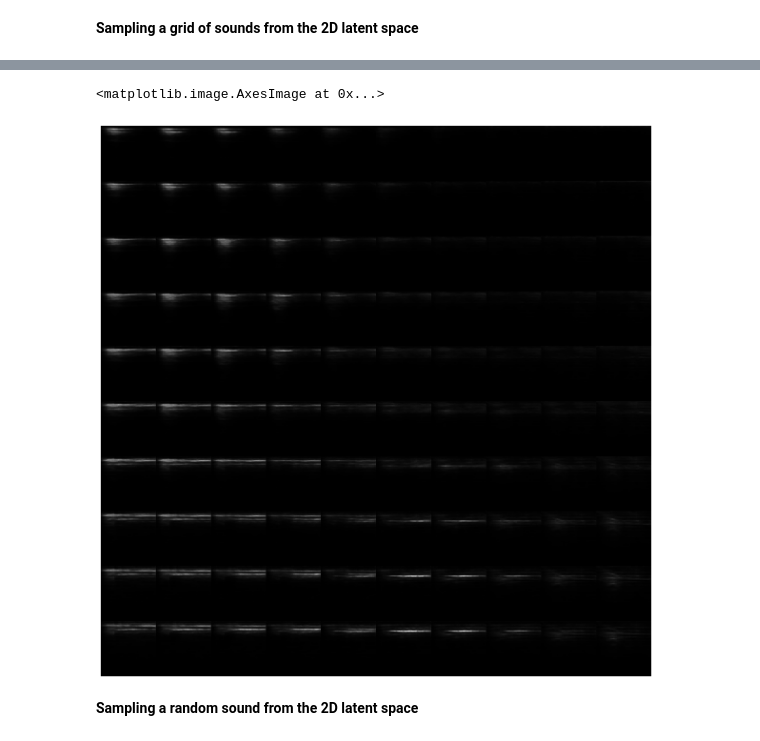
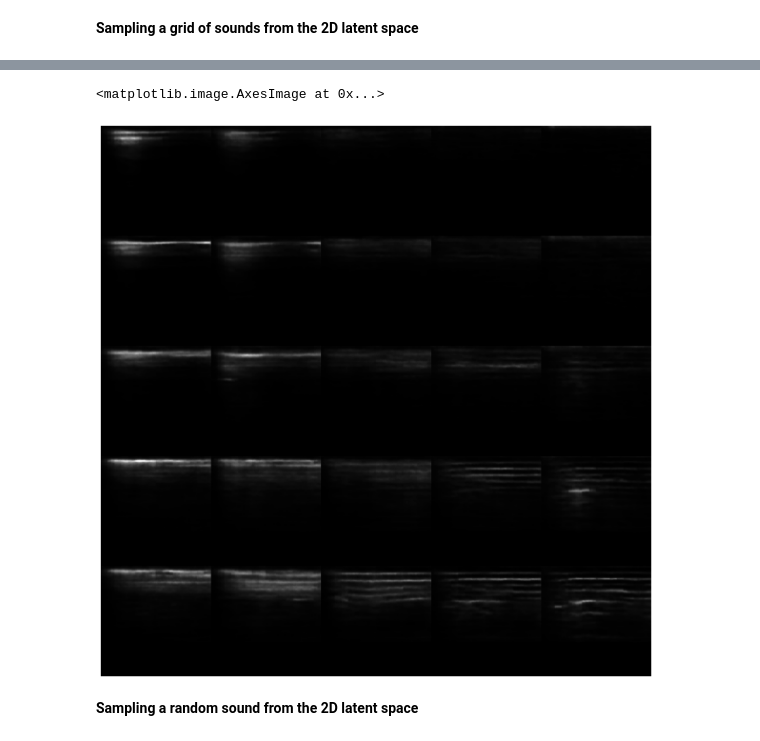
Before and after one commit to kumj2028/CSEN-5350-Application-of-Neural-Networks, a Jupyter notebook: project/project.ipynb, the cells around one changed output, grey strips where cells are left out. Cells and saved outputs as stored; diff of their text form; code cells hidden in the pictures.

```diff
--- a/project/project.ipynb
+++ b/project/project.ipynb
@@ -22,7 +22,7 @@ x = layers.Conv2D(32, 3, activation="relu", strides=2, padding="same")(x)
 x = layers.Conv2D(32, 3, activation="relu", strides=2, padding="same")(x)
 x = layers.Conv2D(64, 3, activation="relu", strides=2, padding="same")(x)
 x = layers.Flatten()(x)
-x = layers.Dense(16, activation="relu")(x)
+x = layers.Dense(32, activation="relu")(x)
 z_mean = layers.Dense(latent_dim, name="z_mean")(x)
 z_log_var = layers.Dense(latent_dim, name="z_log_var")(x)
 encoder = keras.Model(encoder_inputs, [z_mean, z_log_var], name="encoder")
@@ -76,8 +76,8 @@ class Sampler(layers.Layer):
 **VAE decoder network, mapping latent space points to images**
 # %%
 latent_inputs = keras.Input(shape=(latent_dim,))
-x = layers.Dense(4 * 4 * 16, activation="relu")(latent_inputs)
-x = layers.Reshape((4, 4, 16))(x)
+x = layers.Dense(4 * 4 * 32, activation="relu")(latent_inputs)
+x = layers.Reshape((4, 4, 32))(x)
 x = layers.Conv2DTranspose(64, 3, activation="relu", strides=2, padding="same")(x)
 x = layers.Conv2DTranspose(32, 3, activation="relu", strides=2, padding="same")(x)
 x = layers.Conv2DTranspose(32, 3, activation="relu", strides=2, padding="same")(x)
@@ -231,9 +268,11 @@ for sound in os.listdir(SOUND_FILES):
 # %%
 stft_data = np.array(stft_data)
 print(stft_data.shape)
-stft_max = np.max(np.abs(stft_data))
+stft_min = np.min(stft_data)
+stft_max = np.max(stft_data)
 print(stft_max)
-stft_data = np.expand_dims(stft_data, -1).astype("float32") / stft_max
+stft_data = np.expand_dims(stft_data, -1).astype("float32")
+stft_data = (stft_data-stft_min)/(stft_max-stft_min)
 print(stft_data.shape)
 np.random.shuffle(stft_data)
 # %% [output]
@@ -277,7 +316,7 @@ Epoch 1000/1000
 # %%
 import matplotlib.pyplot as plt
 
-n = 10
+n = 5
 digit_size = 128
 figure = np.zeros((digit_size * n, digit_size * n))
 
@@ -327,5 +366,5 @@ plt.imshow(figure, cmap="Greys_r")
 <matplotlib.image.AxesImage at 0x...>
-[figure, old version]
+[figure, new version]
 # %% [markdown]
 **Sampling a random sound from the 2D latent space**
 # %%
```
Also changed, not shown: parts of 14 cells of this notebook, 1 other file.
